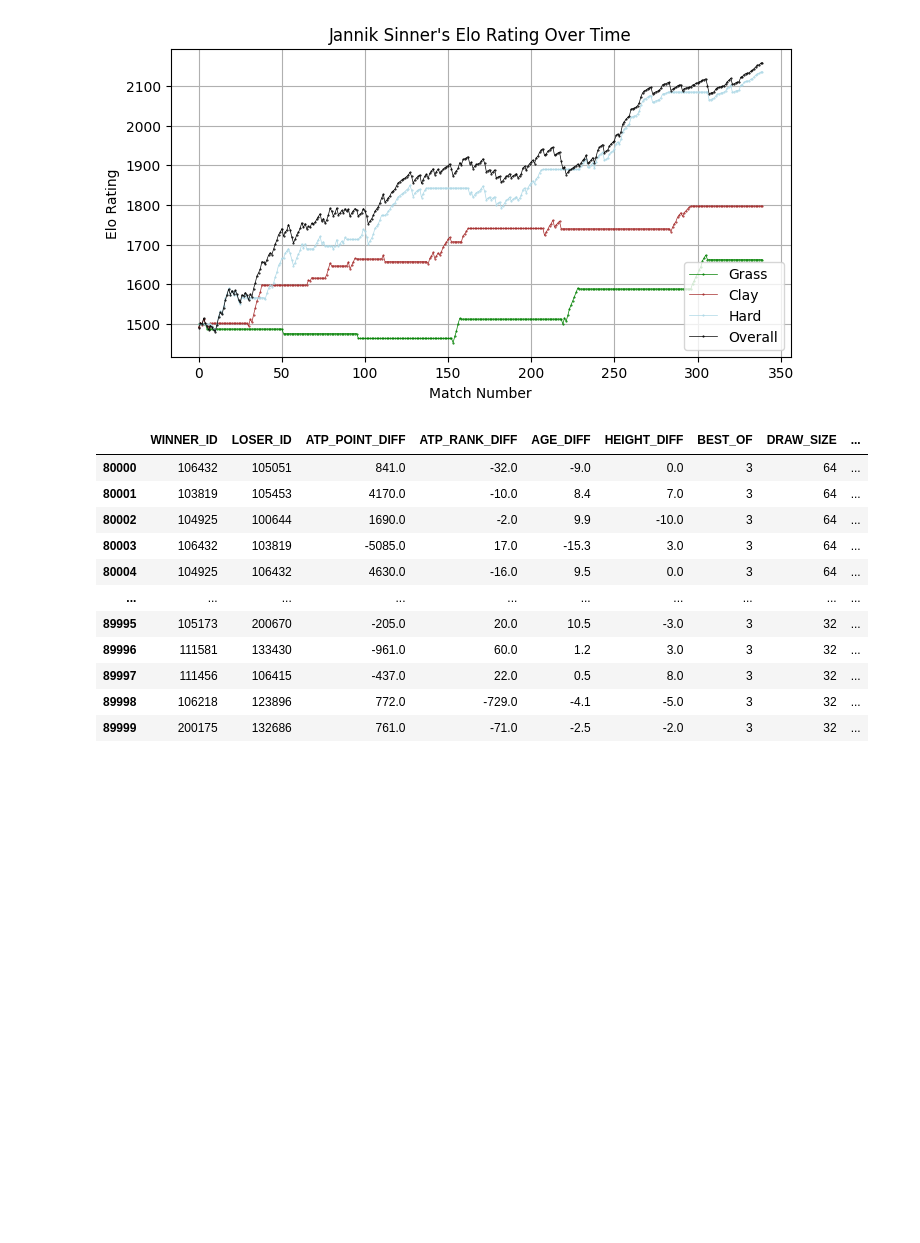
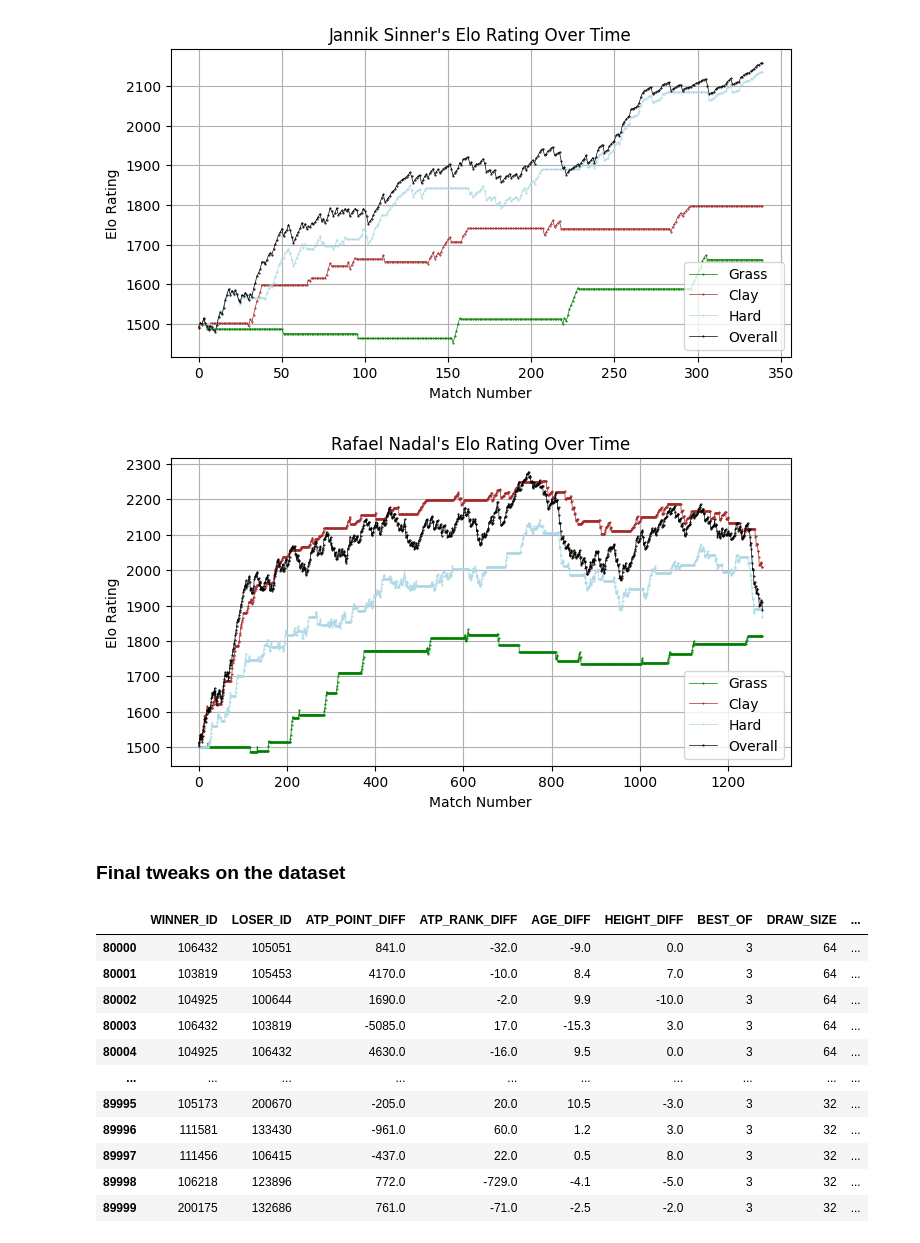
Before and after one commit to theGreen-Coder/random-forest-tennis, a Jupyter notebook: DataPreProcess.ipynb, the cells around one changed output. Cells and saved outputs as stored; diff of their text form; code cells hidden in the pictures; blank space fills up the shorter version.

```diff
--- a/DataPreProcess.ipynb
+++ b/DataPreProcess.ipynb
@@ -431,6 +435,41 @@ plt.draw()
 plt.show()
 # %% [output]
 [figure]
+# %%
+plt.close('all')
+
+player_id = 104745
+player_name = "Rafael Nadal"
+
+player = list(all_elo[player_id])
+player_grass = list(all_elo_surfaces["Grass"][player_id])
+player_clay = list(all_elo_surfaces["Clay"][player_id])
+player_hard = list(all_elo_surfaces["Hard"][player_id])
+
+# Create a simple line plot
+fig = plt.figure(figsize=(8, 4))
+
+plt.plot(player_grass, marker='.', linewidth=0.5, markersize=1, linestyle='-', color='green', label="Grass")
+plt.plot(player_clay, marker='.', linewidth=0.5, markersize=1, linestyle='-', color='brown', label="Clay")
+plt.plot(player_hard, marker='.', linewidth=0.5, markersize=1, linestyle='-', color='#ADD8E6', label="Hard")
+plt.plot(player, marker='.', linewidth=0.5, markersize=1, linestyle='-', color='black', label="Overall")
+
+
+plt.title(player_name+"'s Elo Rating Over Time")
+plt.xlabel("Match Number")
+plt.ylabel("Elo Rating")
+
+plt.legend(loc="lower right")
+
+plt.grid(True)
+plt.savefig("./images/"+"".join(player_name.split())+"_elo_rating.png", dpi=500)
+
+plt.draw()
+plt.show()
+# %% [output]
+[figure, added]
+# %% [markdown]
+### Final tweaks on the dataset
 # %%
 final_data["RESULT"] = 1
 final_data.iloc[80000:90000]
```
Also changed, not shown: parts of 16 cells of this notebook.
